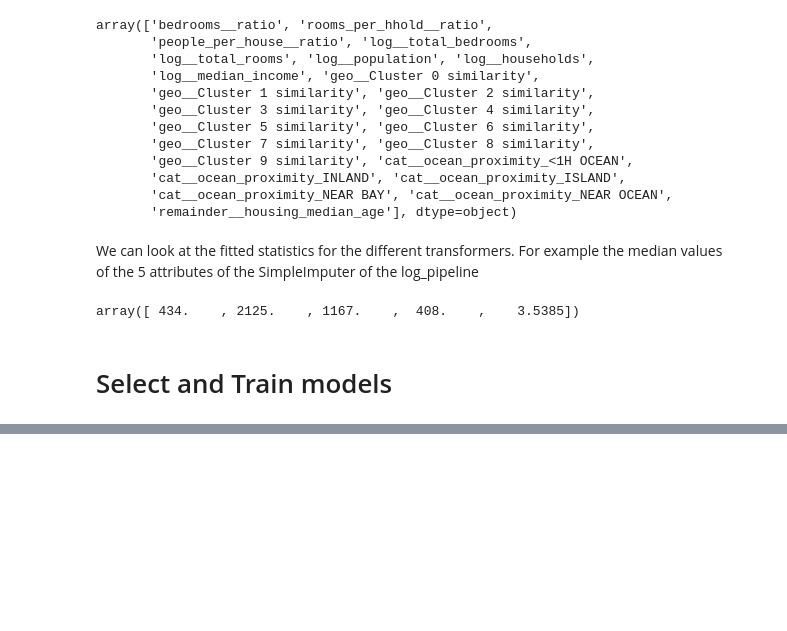
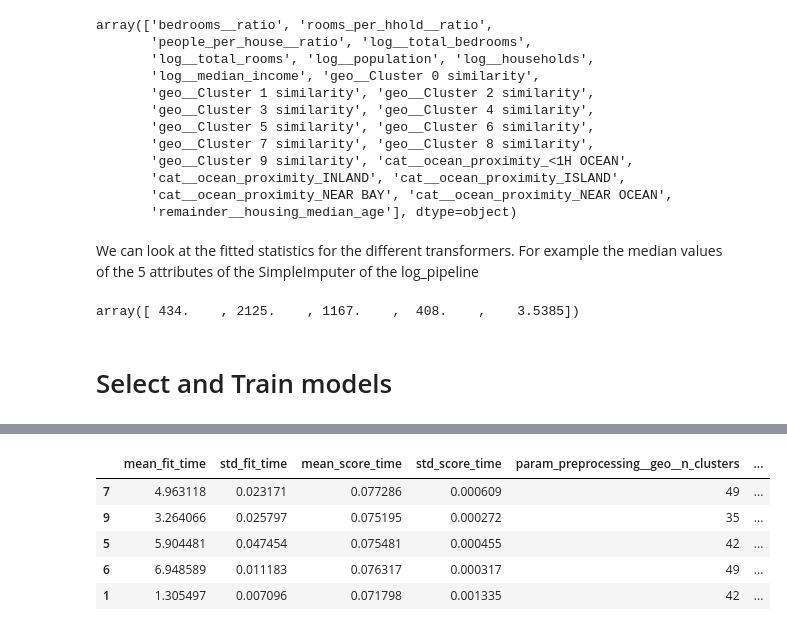
Before and after one commit to alexehrlich/hands-on-ml, a Jupyter notebook: california-housing/housing.ipynb, the cells around one changed output, grey strips where cells are left out. Cells and saved outputs as stored; diff of their text form; code cells hidden in the pictures; blank space fills up the shorter version.

```diff
--- a/california-housing/housing.ipynb
+++ b/california-housing/housing.ipynb
@@ -670,0 +780,8 @@ Pipeline(steps=[('columntransformer',
+# %%
+#paramgrid mus be a list or a distribution (we choose a random uniform dist (same probability for every candidate))
+param_dist = {
+    'preprocessing__geo__n_clusters': randint(low=3, high=50),
+    'random_forest__max_features': randint(low=3, high=50)}
+
+rand_grid_search = RandomizedSearchCV(estimator=full_pipeline, param_distributions=param_dist, cv=3, scoring='neg_root_mean_squared_error')
+rand_grid_search.fit(housing, housing_labels)
@@ -670,0 +806,16 @@ Pipeline(steps=[('columntransformer',
+# %%
+rand_grid_search.best_params_
+
+cv_res = pd.DataFrame(rand_grid_search.cv_results_)
+cv_res['mean_test_rmse'] = cv_res['mean_test_score'] * -1
+
+cv_res.sort_values('mean_test_rmse', ascending=True, inplace=True)
+
+cv_res.head()
+# %% [output]
+|  | mean_fit_time | std_fit_time | mean_score_time | std_score_time | param_preprocessing__geo__n_clusters | ... |
+| 7 | 4.963118 | 0.023171 | 0.077286 | 0.000609 | 49 | ... |
+| 9 | 3.264066 | 0.025797 | 0.075195 | 0.000272 | 35 | ... |
+| 5 | 5.904481 | 0.047454 | 0.075481 | 0.000455 | 42 | ... |
+| 6 | 6.948589 | 0.011183 | 0.076317 | 0.000317 | 49 | ... |
+| 1 | 1.305497 | 0.007096 | 0.071798 | 0.001335 | 42 | ... |
```
Also changed, not shown: parts of 16 cells of this notebook.
